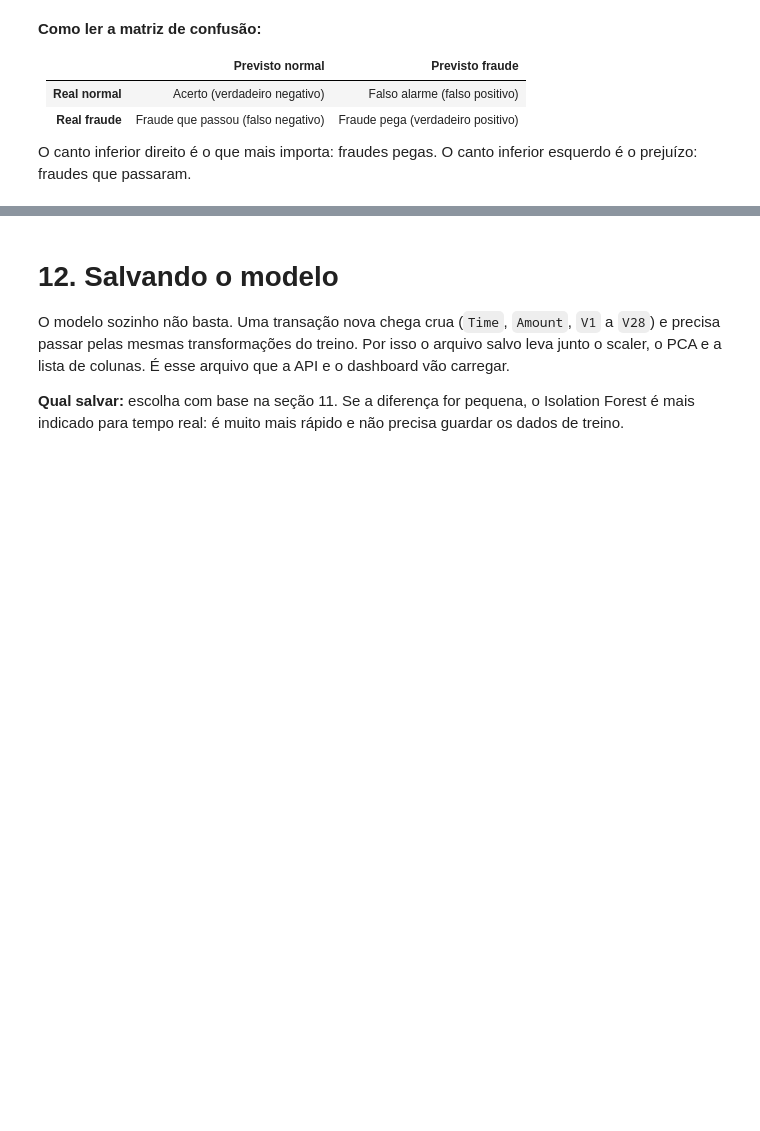
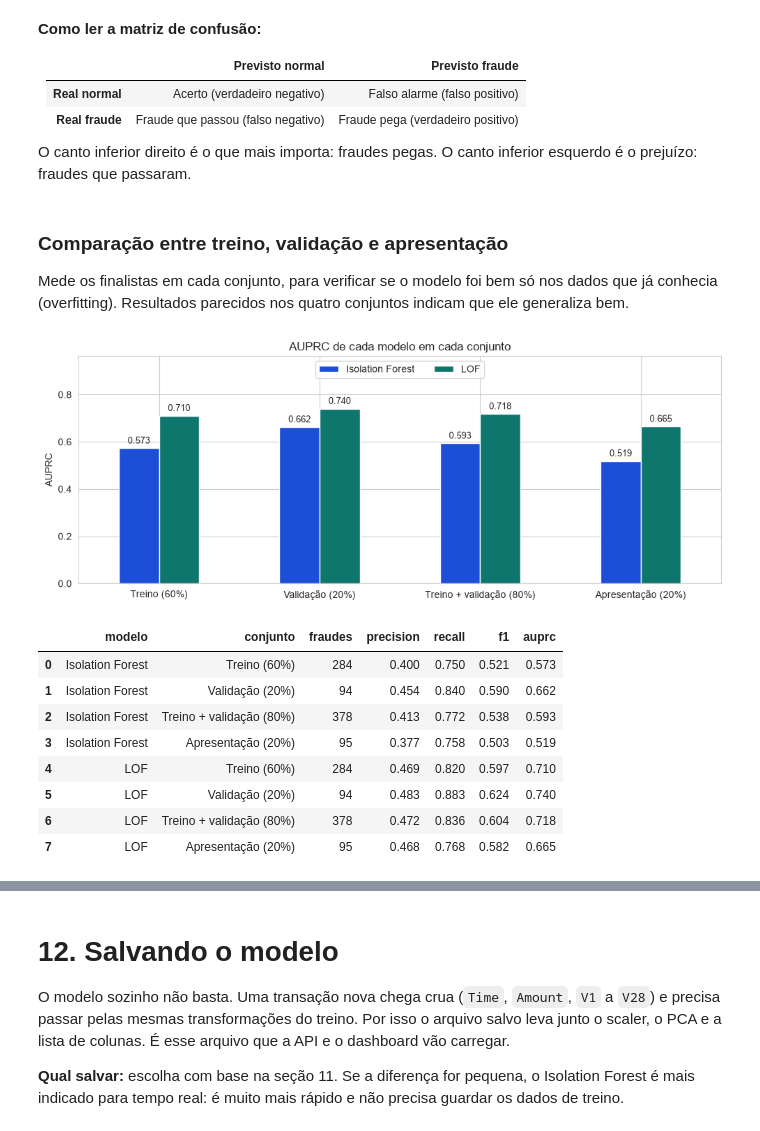
Before and after one commit to GuilhermeAlmeida7/ProjetoIntegrador_VI, a Jupyter notebook: notebooks/03_analise_completa.ipynb, the cells around one changed output, grey strips where cells are left out. Cells and saved outputs as stored; diff of their text form; code cells hidden in the pictures; blank space fills up the shorter version.

Commit message:
Comparativo de cada modelo em cada conjunto de dados

```diff
--- a/notebooks/03_analise_completa.ipynb
+++ b/notebooks/03_analise_completa.ipynb
@@ -862,3 +862,54 @@ plt.show()
 | **Real fraude** | Fraude que passou (falso negativo) | Fraude pega (verdadeiro positivo) |
 
 O canto inferior direito é o que mais importa: fraudes pegas. O canto inferior esquerdo é o prejuízo: fraudes que passaram.
+# %% [markdown]
+### Comparação entre treino, validação e apresentação
+
+Mede os finalistas em cada conjunto, para verificar se o modelo foi bem só nos dados que já conhecia (overfitting). Resultados parecidos nos quatro conjuntos indicam que ele generaliza bem.
+# %%
+conjuntos = {
+    "Treino (60%)": (X_treino_p, y_treino),
+    "Validação (20%)": (X_val_p, y_val),
+    "Treino + validação (80%)": (pd.concat([X_treino_p, X_val_p]), pd.concat([y_treino, y_val])),
+    "Apresentação (20%)": (X_apres_p, y_apres),
+}
+
+linhas = []
+for nome_modelo, (modelo, colunas) in modelos_finais.items():
+    for nome_conjunto, (X_c, y_c) in conjuntos.items():
+        y_pred = (modelo.predict(X_c[colunas]) == -1).astype(int)
+        score = -modelo.score_samples(X_c[colunas])
+        m = avaliar(y_c, y_pred, score)
+        linhas.append({"modelo": nome_modelo, "conjunto": nome_conjunto, "fraudes": int(y_c.sum()),
+                       "precision": m["precision"], "recall": m["recall"],
+                       "f1": m["f1"], "auprc": m["auprc"]})
+
+comparacao = pd.DataFrame(linhas)
+comparacao.to_csv(PASTA_RESULTADOS / "comparacao_conjuntos.csv", index=False)
+
+tabela = comparacao.pivot(index="conjunto", columns="modelo", values="auprc").loc[list(conjuntos)]
+ax = tabela.plot(kind="bar", figsize=(10, 4), rot=0,
+                 color=[CORES[m] for m in tabela.columns])
+ax.set_title("AUPRC de cada modelo em cada conjunto")
+ax.set_ylabel("AUPRC")
+ax.set_xlabel("")
+for container in ax.containers:
+    ax.bar_label(container, fmt="%.3f", padding=3, fontsize=9)
+ax.set_ylim(0, tabela.max().max() * 1.3)
+ax.legend(title="", ncol=2, loc="upper center")
+plt.tight_layout()
+plt.savefig(PASTA_RESULTADOS / "comparacao_conjuntos.png", dpi=150)
+plt.show()
+
+comparacao.round(3)
+# %% [output]
+[figure, added]
+|  | modelo | conjunto | fraudes | precision | recall | f1 | auprc |
+| 0 | Isolation Forest | Treino (60%) | 284 | 0.400 | 0.750 | 0.521 | 0.573 |
+| 1 | Isolation Forest | Validação (20%) | 94 | 0.454 | 0.840 | 0.590 | 0.662 |
+| 2 | Isolation Forest | Treino + validação (80%) | 378 | 0.413 | 0.772 | 0.538 | 0.593 |
+| 3 | Isolation Forest | Apresentação (20%) | 95 | 0.377 | 0.758 | 0.503 | 0.519 |
+| 4 | LOF | Treino (60%) | 284 | 0.469 | 0.820 | 0.597 | 0.710 |
+| 5 | LOF | Validação (20%) | 94 | 0.483 | 0.883 | 0.624 | 0.740 |
+| 6 | LOF | Treino + validação (80%) | 378 | 0.472 | 0.836 | 0.604 | 0.718 |
+| 7 | LOF | Apresentação (20%) | 95 | 0.468 | 0.768 | 0.582 | 0.665 |
```
Also changed, not shown: parts of 1 cell of this notebook, 18 other files.
